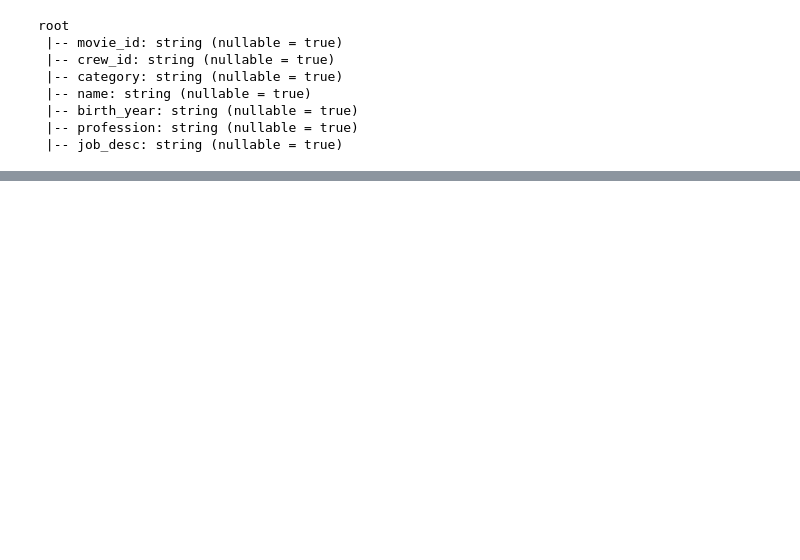
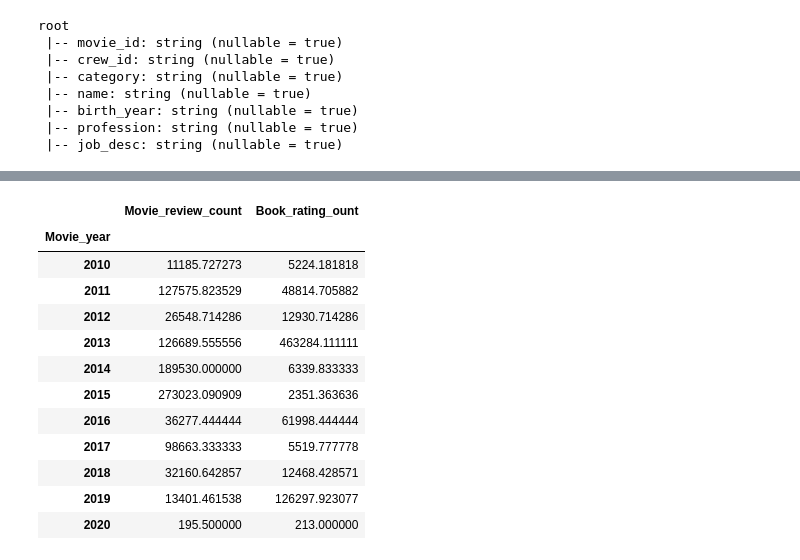
Before and after one commit to jankichauhan/Captsone_Goodreads_Imdb, a Jupyter notebook: Imdb_data_load.ipynb, the cells around one changed output, grey strips where cells are left out. Drawn from its saved outputs; the diff is of its cells as text; code cells hidden in the pictures; blank space fills up the shorter version.

```diff
--- a/Imdb_data_load.ipynb
+++ b/Imdb_data_load.ipynb
@@ -512,0 +587,16 @@ only showing top 20 rows
+# %%
+pd_movie_book.groupby('Movie_year').mean()[['Movie_review_count','Book_rating_ount']]
+# %% [output]
+|  | Movie_review_count | Book_rating_ount |
+| Movie_year |  |  |
+| 2010 | 11185.727273 | 5224.181818 |
+| 2011 | 127575.823529 | 48814.705882 |
+| 2012 | 26548.714286 | 12930.714286 |
+| 2013 | 126689.555556 | 463284.111111 |
+| 2014 | 189530.000000 | 6339.833333 |
+| 2015 | 273023.090909 | 2351.363636 |
+| 2016 | 36277.444444 | 61998.444444 |
+| 2017 | 98663.333333 | 5519.777778 |
+| 2018 | 32160.642857 | 12468.428571 |
+| 2019 | 13401.461538 | 126297.923077 |
+| 2020 | 195.500000 | 213.000000 |
```
Also changed, not shown: parts of 64 cells of this notebook, 2 other files.
